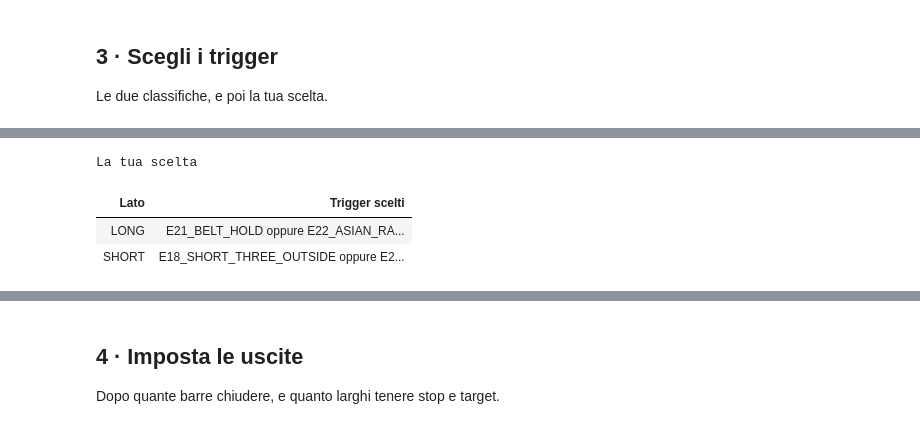
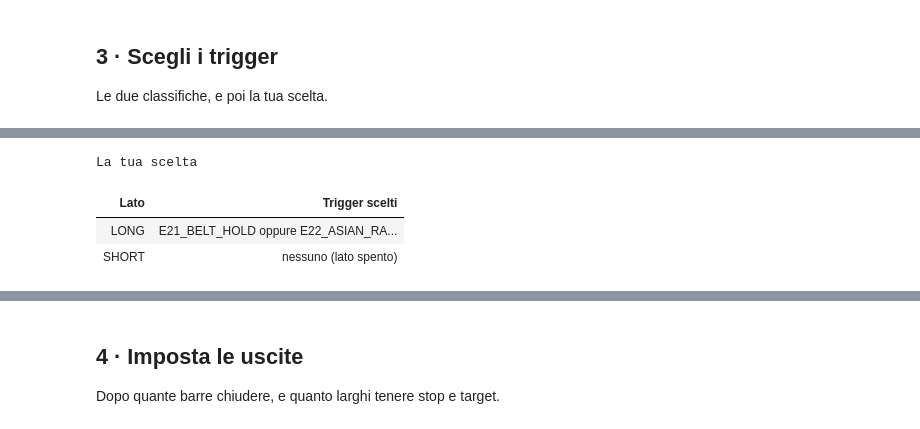
Before and after one commit to matti410/Trading-System-Creator_V4, a Jupyter notebook: Trading_System_Lab.ipynb, the cells around one changed output, grey strips where cells are left out. Cells and saved outputs as stored; diff of their text form; code cells hidden in the pictures.

```diff
--- a/Trading_System_Lab.ipynb
+++ b/Trading_System_Lab.ipynb
@@ -118,15 +116,15 @@ Classifica SHORT
 # %%
 #@title 3b · La tua scelta { display-mode: "form" }
 #@markdown Copia i nomi dalla classifica. Più nomi sullo stesso lato: separali con una virgola. Lato vuoto = spento.
 trigger_long = "E21_BELT_HOLD, E22_ASIAN_RANGE_BREAKOUT"  #@param {type:"string"}
-trigger_short = "E18_SHORT_THREE_OUTSIDE, E20_SHORT_MARUBOZU"  #@param {type:"string"}
+trigger_short = ""  #@param {type:"string"}
 
 scegli_trigger(s, long=trigger_long, short=trigger_short)
 # %% [output]
 La tua scelta
 | Lato | Trigger scelti |
 | LONG | E21_BELT_HOLD oppure E22_ASIAN_RA... |
-| SHORT | E18_SHORT_THREE_OUTSIDE oppure E2... |
+| SHORT | nessuno (lato spento) |
 [interactive output not drawn]
 # %% [markdown]
 ## 4 · Imposta le uscite
```
Also changed, not shown: parts of 5 cells of this notebook.
